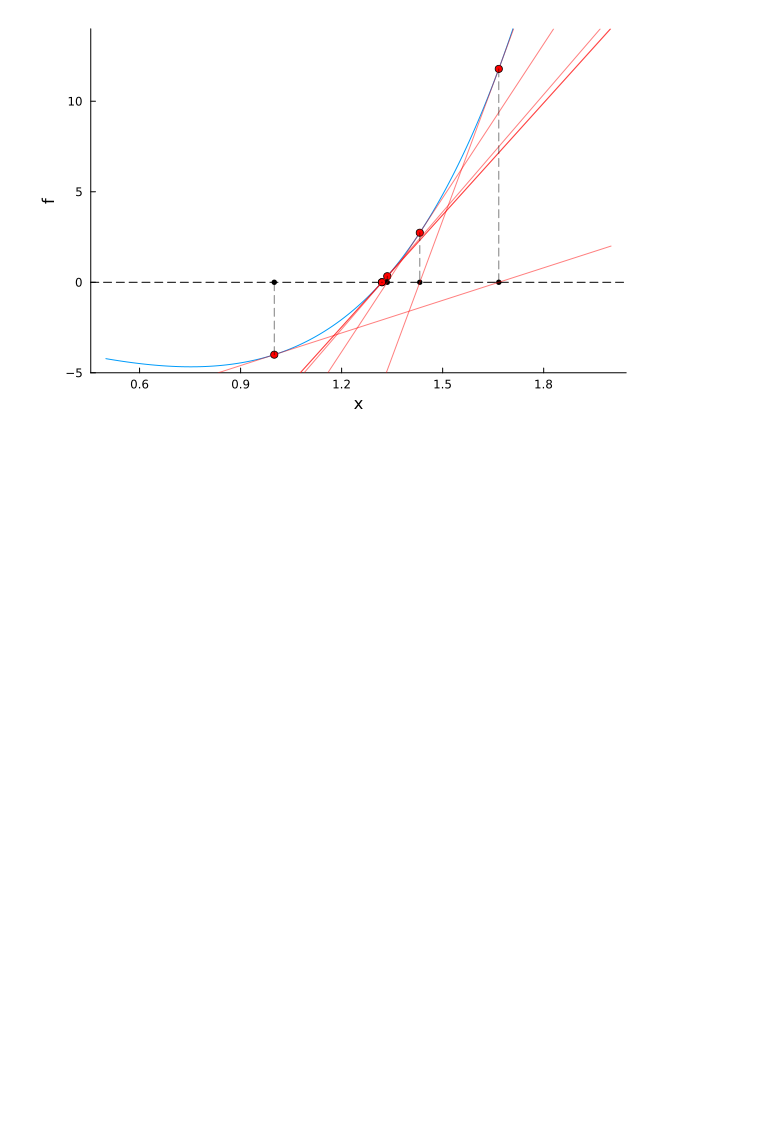
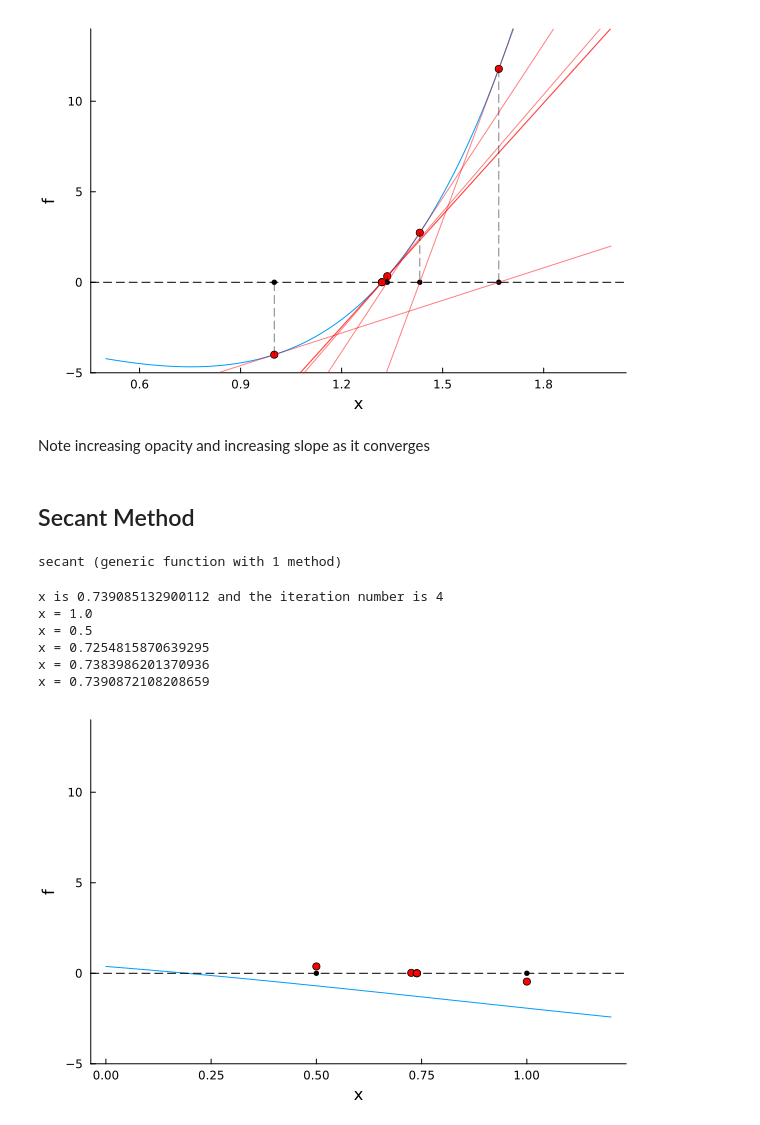
Before and after one commit to jhtl08/Root-Finding, a Jupyter notebook: CT1_Roots_Coloma_Lorenzo.ipynb, the cells around one changed output. Cells and saved outputs as stored; diff of their text form; code cells hidden in the pictures; blank space fills up the shorter version.

Commit message:
with NR and secant incomplete

```diff
--- a/CT1_Roots_Coloma_Lorenzo.ipynb
+++ b/CT1_Roots_Coloma_Lorenzo.ipynb
@@ -86,3 +97,83 @@ end
 current()
 # %% [output]
 [figure]
+# %% [markdown]
+Note increasing opacity and increasing slope as it converges
+# %% [markdown]
+## Secant Method
+# %%
+function secant(f::Function,xzero,xone,tol,N)
+    n=1
+    x=0.
+    x_values = Float64[xzero,xone]
+    while n<=N
+        x=xone-f(xone)*(xone-xzero)/(f(xone)-f(xzero))
+        if f(x)==0 || abs(x-xone)<tol
+            println("x is $x and the iteration number is $n")
+            return x_values
+        end
+        push!(x_values,x)
+        xzero=xone
+        xone=x
+        n=n+1
+    end
+    y=f(x)
+    println("Method did not converge. The last iteration gives xone with
+        function value $y")
+    return x_values
+end
+# %% [output]
+secant (generic function with 1 method)
+# %%
+#Input parameters and calling Newton-Raphson method function
+
+#Function-related
+f2(x) = cos(x)-x
+xzero = 0.5
+xone = 1
+tol2 = 10^(-4.)
+N2 = 20
+
+#Plotting-related
+max_x2 = 1.2
+min_x2 = 0
+length_x2 = 1000
+max_y2 = 14
+min_y2 = -5
+opacity_control2 = 3 #determines how gradually transparent/opaque secant lines will be
+
+x_values2=Float64[]
+x_values2=secant(f2,xzero,xone,tol2,N2)
+foreach(x -> println("x = $x"), x_values2)
+# %% [output]
+x is 0.739085132900112 and the iteration number is 4
+x = 1.0
+x = 0.5
+x = 0.7254815870639295
+x = 0.7383986201370936
+x = 0.7390872108208659
+# %%
+#plotting the given f(x) and visualization of root-finding
+
+using Plots
+
+array_size2=length(x_values2)
+y_values2=Float64[]
+y_zeros2 = zeros(array_size2)
+
+for x in x_values2
+    push!(y_values2, f2(x))
+end
+
+x2 = range(min_x2, max_x2, length=length_x2)
+y2 = f2.(x)
+
+Plots.plot(x2, y2, ylims=(min_y2, max_y2), legend=false, grid=false, xlabel="x", ylabel="f") #Plots f(x)
+hline!([0], color=:black, linestyle=:dash, label="y=0") #Draws horizontal line at y=0 (x-axis)
+
+scatter!(x_values2, y_zeros2, label=false, color=:black, markersize=3) #Draws points of intersection of tangent lines and x-axis
+scatter!(x_values2, y_values2, label=false, color=:red, markersize=4) #Draws all (x, f(x)) algorithm passes by
+
+current()
+# %% [output]
+[figure, added]
```
Also changed, not shown: parts of 5 cells of this notebook.
